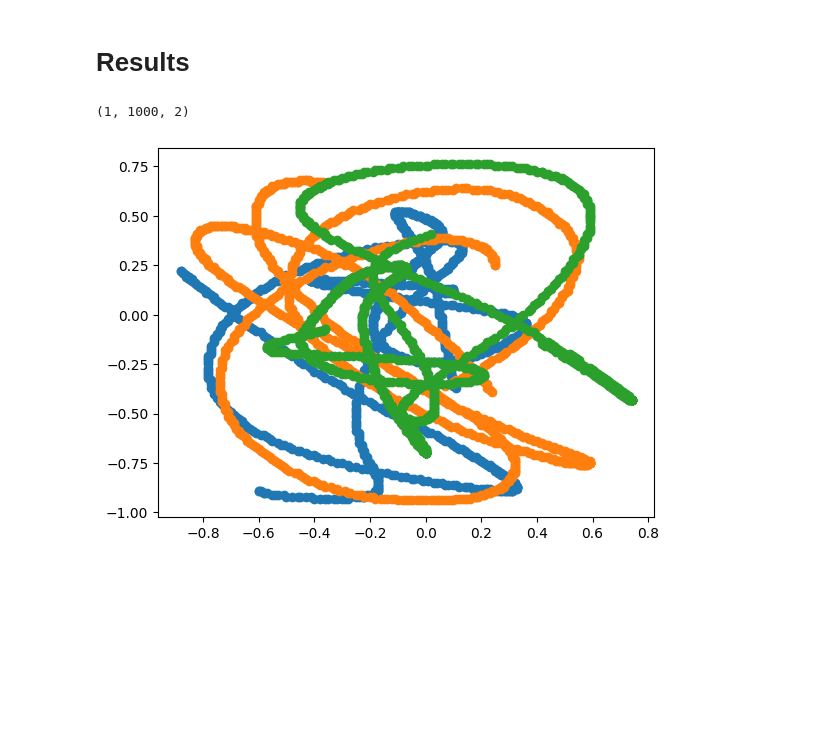
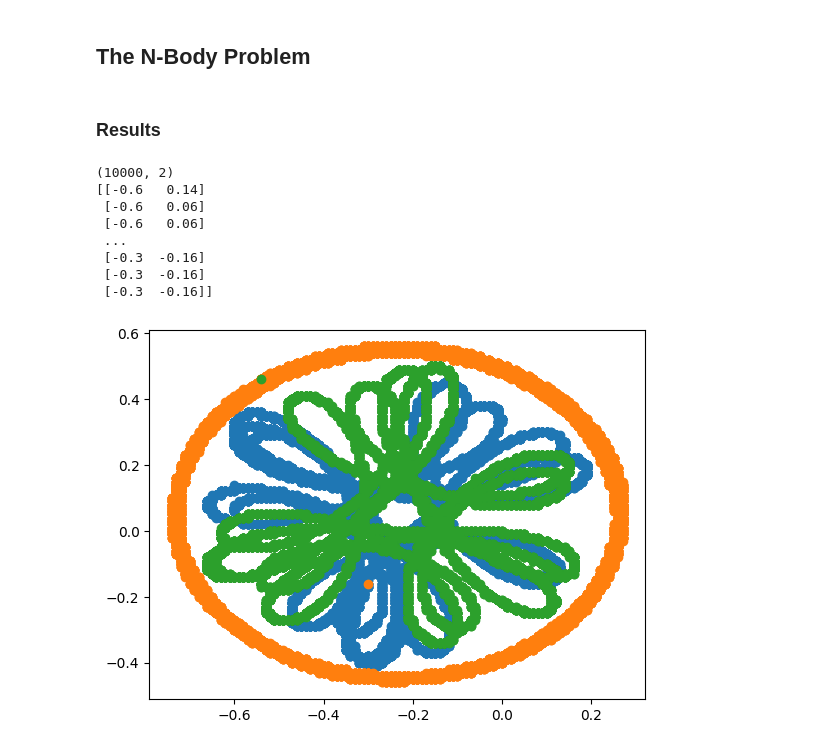
Before and after one commit to ClaasFil/metro_model_development, a Jupyter notebook: old_solutions/verena/project_verena/nbody.ipynb, the cells around one changed output. Cells and saved outputs as stored; diff of their text form; code cells hidden in the pictures; blank space fills up the shorter version.

Commit message:
Fixed data read in for python

```diff
--- a/old_solutions/verena/project_verena/nbody.ipynb
+++ b/old_solutions/verena/project_verena/nbody.ipynb
@@ -123,0 +1,2 @@ def plt_singel_frame(data, title, save=False, save_name='frame.png'):
+# %% [markdown]
+## The N-Body Problem
@@ -124,21 +7,24 @@ def plt_singel_frame(data, title, save=False, save_name='frame.png'):
 # %% [markdown]
-# Results
+### Results
 # %%
 d = 2
-k = 1000
+k = 10000
 
-body1 = read_and_reshape_temperature_csv('fe_body1.csv', d, k)
-body2 = read_and_reshape_temperature_csv('fe_body2.csv', d, k)
-body3 = read_and_reshape_temperature_csv('fe_body3.csv', d, k)
-print(body1.shape)
+body1 = pd.read_csv('fe_body1.csv', header=None).to_numpy().reshape(k, d)
+body2 = pd.read_csv('fe_body2.csv', header=None).to_numpy().reshape(k, d)
+body3 = pd.read_csv('fe_body3.csv', header=None).to_numpy().reshape(k, d)
 
-x = body1[0, :, 0]  # x-coordinates
-y = body1[0, :, 1]  # y-coordinates
-
-plt.scatter(x, y)
-plt.scatter(body2[0, :, 0], body2[0, :, 1])
-plt.scatter(body3[0, :, 0], body3[0, :, 1])
+plt.scatter(body1[:, 0], body1[:, 1])
+plt.scatter(body2[:, 0], body2[:, 1])
+plt.scatter(body3[:, 0], body3[:, 1])
 plt.show()
 # %% [output]
-(1, 1000, 2)
+(10000, 2)
+[[-0.6   0.14]
+ [-0.6   0.06]
+ [-0.6   0.06]
+ ...
+ [-0.3  -0.16]
+ [-0.3  -0.16]
+ [-0.3  -0.16]]
-[figure, old version]
+[figure, new version]
```
Also changed, not shown: parts of 6 cells of this notebook, 7 other files.
